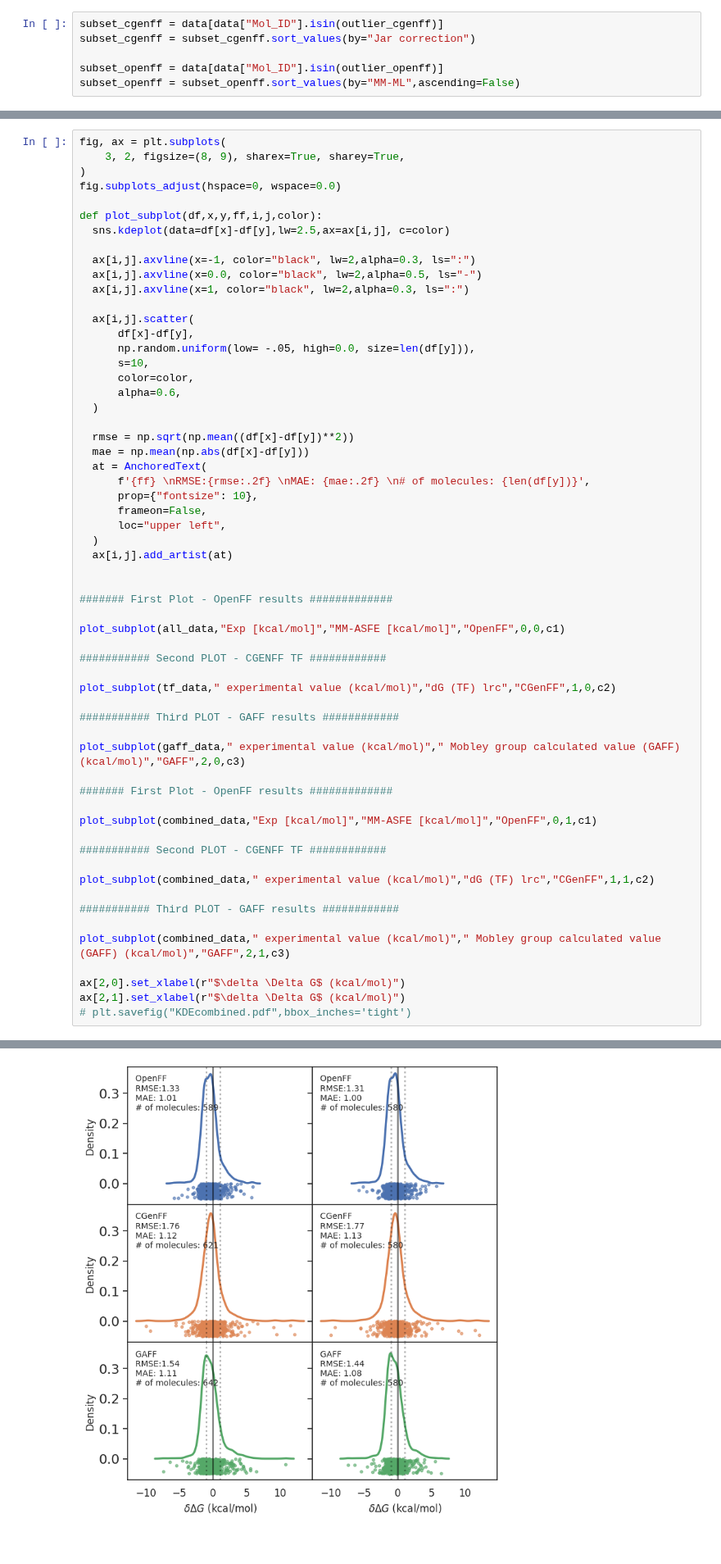
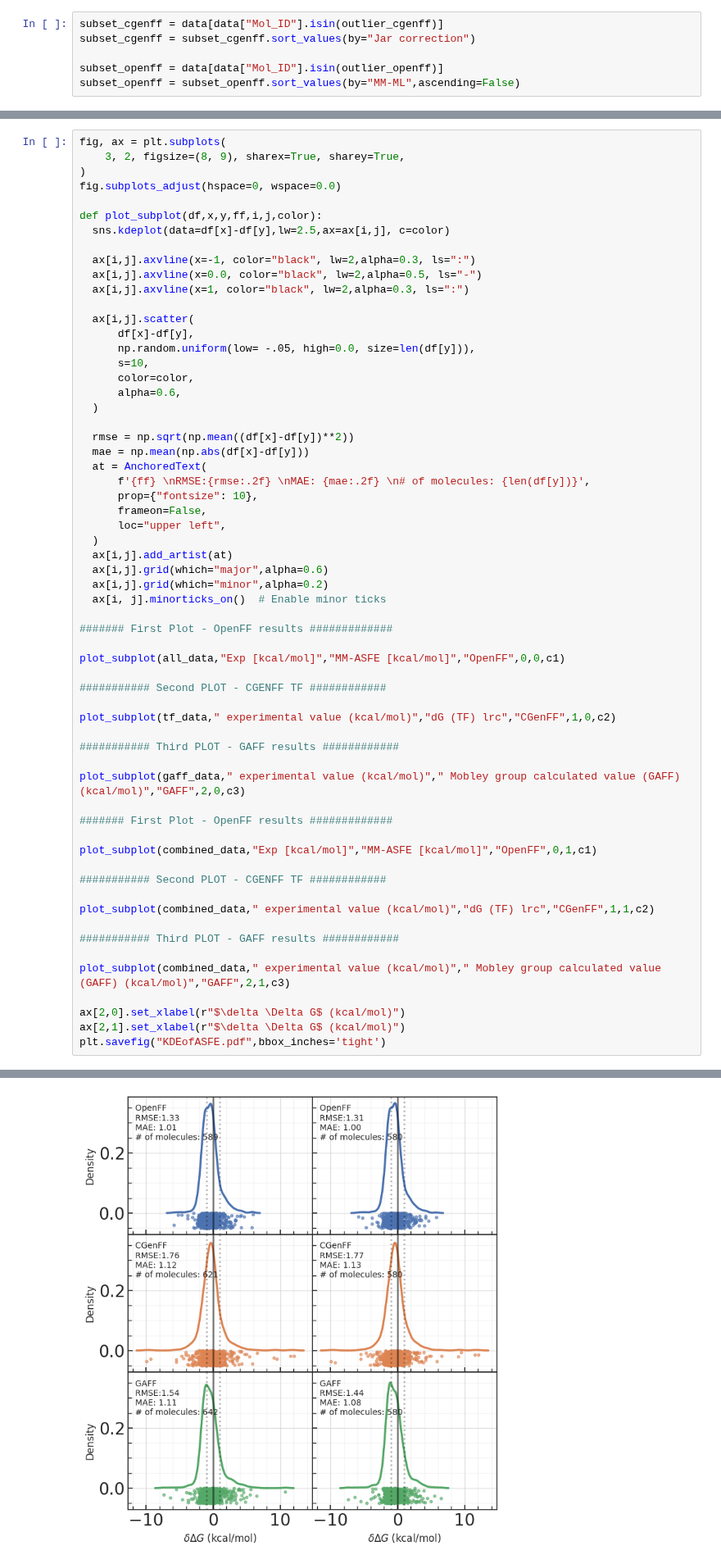
Before and after one commit to JohannesKarwou/notebooks, a Jupyter notebook: combinedDataset.ipynb, the cells around one changed output, grey strips where cells are left out. Shown at 82% size. Saved outputs shown, nothing was run; the diff lists cells and outputs as text.

```diff
--- a/combinedDataset.ipynb
+++ b/combinedDataset.ipynb
@@ -708,7 +706,9 @@ def plot_subplot(df,x,y,ff,i,j,color):
       loc="upper left",
   )
   ax[i,j].add_artist(at)
-
+  ax[i,j].grid(which="major",alpha=0.6)
+  ax[i,j].grid(which="minor",alpha=0.2)
+  ax[i, j].minorticks_on()  # Enable minor ticks
 
 ####### First Plot - OpenFF results #############
 
@@ -736,5 +736,5 @@ plot_subplot(combined_data," experimental value (kcal/mol)"," Mobley group calcu
 
 ax[2,0].set_xlabel(r"$\delta \Delta G$ (kcal/mol)")
 ax[2,1].set_xlabel(r"$\delta \Delta G$ (kcal/mol)")
-# plt.savefig("KDEcombined.pdf",bbox_inches='tight')
+plt.savefig("KDEofASFE.pdf",bbox_inches='tight')
 # %% [output]
@@ -742,4 +741,4 @@ Text(0.5, 0, '$\\delta \\Delta G$ (kcal/mol)')
-[figure, old version]
+[figure, new version]
 # %%
 def bootstrap_metric(fct, x_values, y_values, p_value=False):
     bootstrapped_metric = []
```
Also changed, not shown: parts of 20 cells of this notebook.
